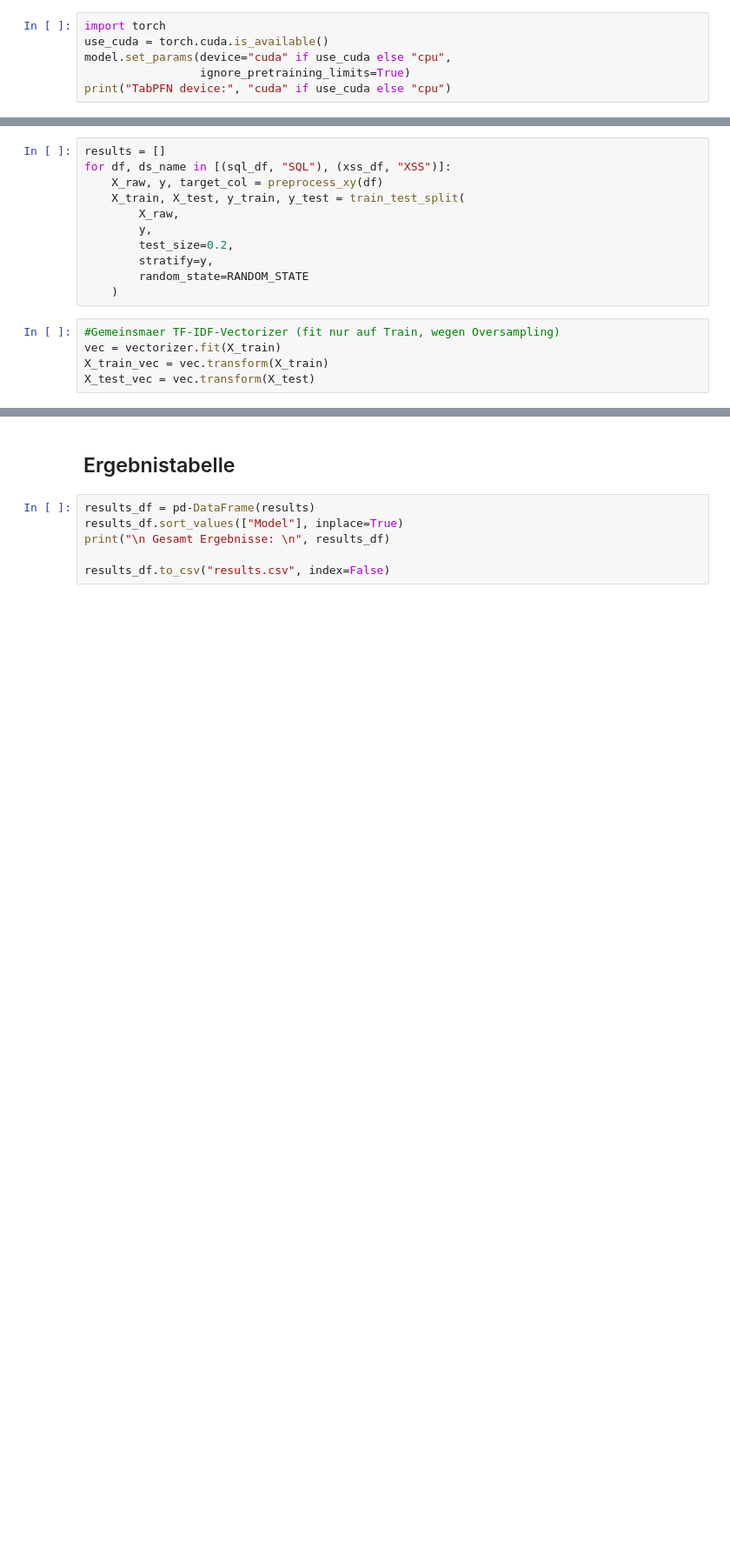
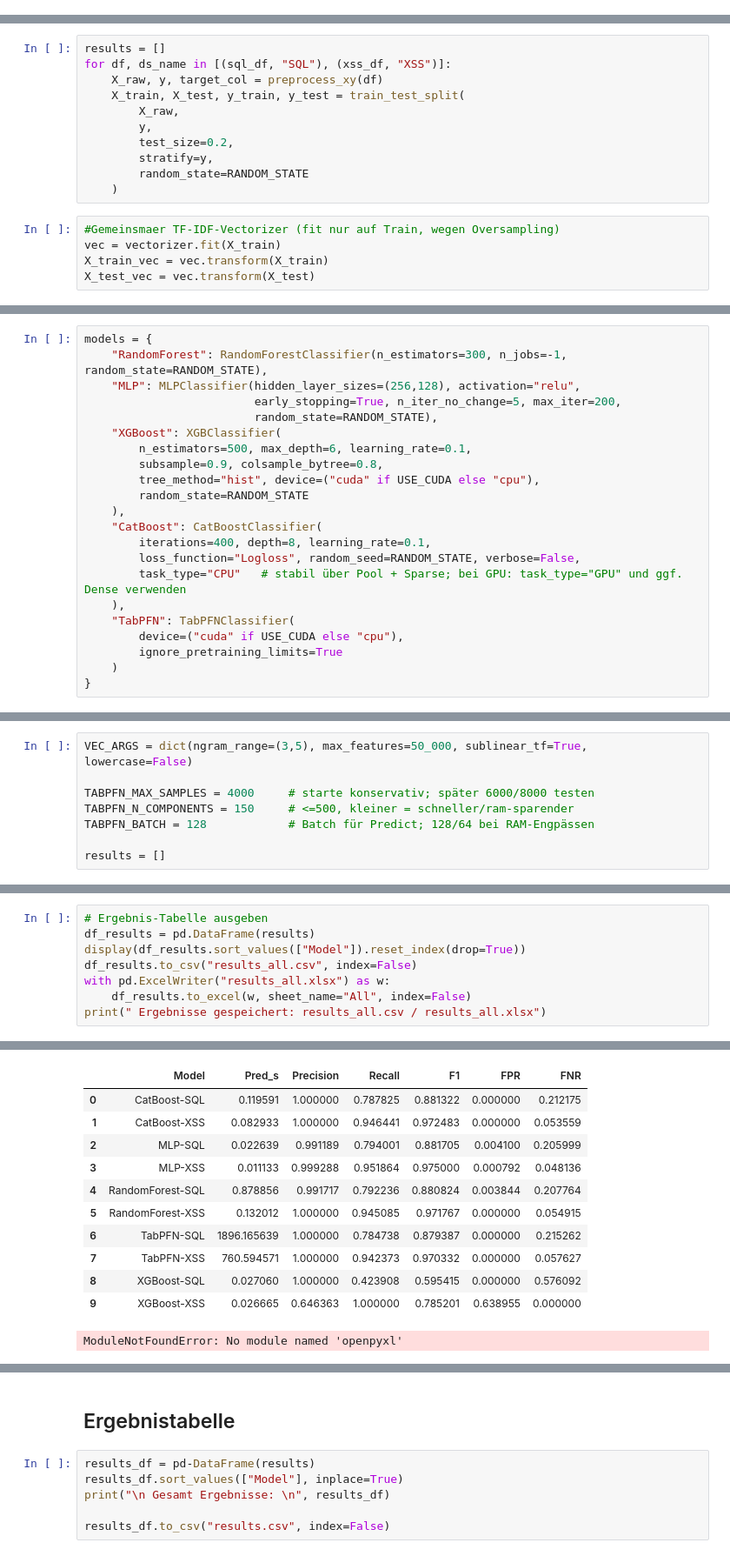
Before and after one commit to NoProblem01/Comparative_Study_ML_WebVuln, a Jupyter notebook: Comparative Study von Machine Learning Modellen zur Erkennung von Web Schwachstellen.ipynb, the cells around one changed output, grey strips where cells are left out. Shown at 87% size. Drawn from its saved outputs; the diff is of its cells as text; blank space fills up the shorter version.

```diff
--- a/Comparative Study von Machine Learning Modellen zur Erkennung von Web Schwachstellen.ipynb
+++ b/Comparative Study von Machine Learning Modellen zur Erkennung von Web Schwachstellen.ipynb
@@ -41,9 +61,3 @@ from tabpfn import TabPFNClassifier
 from sklearn.model_selection import RandomizedSearchCV
 from sklearn.utils import resample
 from sklearn.model_selection import StratifiedShuffleSplit
-# %%
-import torch
-use_cuda = torch.cuda.is_available()
-model.set_params(device="cuda" if use_cuda else "cpu",
-                 ignore_pretraining_limits=True)
-print("TabPFN device:", "cuda" if use_cuda else "cpu")
@@ -352,0 +458,22 @@ Error:
+# %%
+models = {
+    "RandomForest": RandomForestClassifier(n_estimators=300, n_jobs=-1, random_state=RANDOM_STATE),
+    "MLP": MLPClassifier(hidden_layer_sizes=(256,128), activation="relu",
+                         early_stopping=True, n_iter_no_change=5, max_iter=200,
+                         random_state=RANDOM_STATE),
+    "XGBoost": XGBClassifier(
+        n_estimators=500, max_depth=6, learning_rate=0.1,
+        subsample=0.9, colsample_bytree=0.8,
+        tree_method="hist", device=("cuda" if USE_CUDA else "cpu"),
+        random_state=RANDOM_STATE
+    ),
+    "CatBoost": CatBoostClassifier(
+        iterations=400, depth=8, learning_rate=0.1,
+        loss_function="Logloss", random_seed=RANDOM_STATE, verbose=False,
+        task_type="CPU"   # stabil über Pool + Sparse; bei GPU: task_type="GPU" und ggf. Dense verwenden
+    ),
+    "TabPFN": TabPFNClassifier(
+        device=("cuda" if USE_CUDA else "cpu"),
+        ignore_pretraining_limits=True
+    )
+}
@@ -352,0 +482,8 @@ Error:
+# %%
+VEC_ARGS = dict(ngram_range=(3,5), max_features=50_000, sublinear_tf=True, lowercase=False)
+
+TABPFN_MAX_SAMPLES = 4000     # starte konservativ; später 6000/8000 testen
+TABPFN_N_COMPONENTS = 150     # <=500, kleiner = schneller/ram-sparender
+TABPFN_BATCH = 128            # Batch für Predict; 128/64 bei RAM-Engpässen
+
+results = []
@@ -352,0 +570,9 @@ Error:
+# %%
+# Ergebnis-Tabelle ausgeben
+df_results = pd.DataFrame(results)
+display(df_results.sort_values(["Model"]).reset_index(drop=True))
+df_results.to_csv("results_all.csv", index=False)
+with pd.ExcelWriter("results_all.xlsx") as w:
+    df_results.to_excel(w, sheet_name="All", index=False)
+print(" Ergebnisse gespeichert: results_all.csv / results_all.xlsx")
+# %% [output]
@@ -352,0 +620,12 @@ Error:
+|  | Model | Pred_s | Precision | Recall | F1 | FPR | FNR |
+| 0 | CatBoost-SQL | 0.119591 | 1.000000 | 0.787825 | 0.881322 | 0.000000 | 0.212175 |
+| 1 | CatBoost-XSS | 0.082933 | 1.000000 | 0.946441 | 0.972483 | 0.000000 | 0.053559 |
+| 2 | MLP-SQL | 0.022639 | 0.991189 | 0.794001 | 0.881705 | 0.004100 | 0.205999 |
+| 3 | MLP-XSS | 0.011133 | 0.999288 | 0.951864 | 0.975000 | 0.000792 | 0.048136 |
+| 4 | RandomForest-SQL | 0.878856 | 0.991717 | 0.792236 | 0.880824 | 0.003844 | 0.207764 |
+| 5 | RandomForest-XSS | 0.132012 | 1.000000 | 0.945085 | 0.971767 | 0.000000 | 0.054915 |
+| 6 | TabPFN-SQL | 1896.165639 | 1.000000 | 0.784738 | 0.879387 | 0.000000 | 0.215262 |
+| 7 | TabPFN-XSS | 760.594571 | 1.000000 | 0.942373 | 0.970332 | 0.000000 | 0.057627 |
+| 8 | XGBoost-SQL | 0.027060 | 1.000000 | 0.423908 | 0.595415 | 0.000000 | 0.576092 |
+| 9 | XGBoost-XSS | 0.026665 | 0.646363 | 1.000000 | 0.785201 | 0.638955 | 0.000000 |
+ModuleNotFoundError: No module named 'openpyxl'
```
Also changed, not shown: parts of 35 cells of this notebook, 7 other files.
